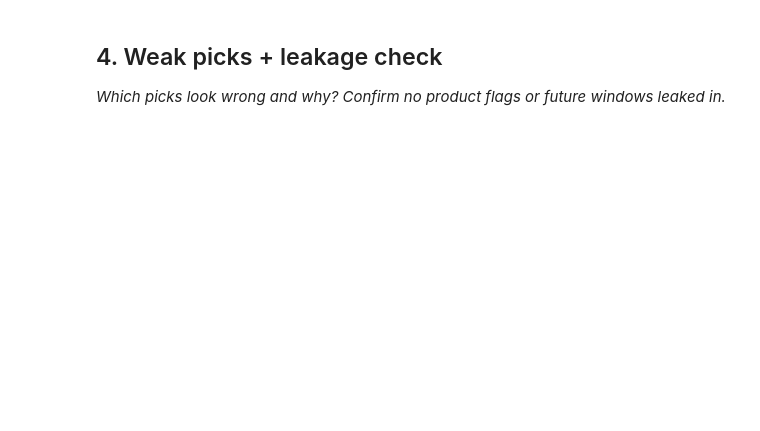
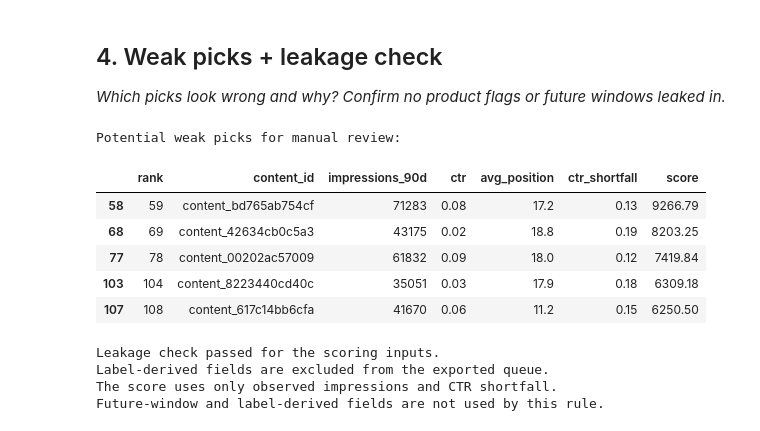
Before and after one commit to deepikachebrolu/flyrank-ml, a Jupyter notebook: work/notebooks/w04_baseline_score.ipynb, the cells around one changed output. Saved outputs shown, nothing was run; the diff lists cells and outputs as text; code cells hidden in the pictures; blank space fills up the shorter version.

```diff
--- a/work/notebooks/w04_baseline_score.ipynb
+++ b/work/notebooks/w04_baseline_score.ipynb
@@ -37,3 +389,75 @@ This skeleton is yours to fill. Work the sections **in order** — each one has
+# %%
+# Inspect high-ranked items that may be weak recommendations.
+
+weak_picks = queue[
+    (queue["score"] > 0)
+    & (
+        (queue["ctr"] >= reference_ctr)
+        | (queue["avg_position"] > 10)
+    )
+].sort_values(
+    ["score", "impressions_90d"],
+    ascending=[False, False],
+).head(5)
+
+print("Potential weak picks for manual review:")
+
+if weak_picks.empty:
+    print("No weak picks matched these diagnostic conditions.")
+else:
+    display(
+        weak_picks[
+            [
+                "rank",
+                "content_id",
+                "impressions_90d",
+                "ctr",
+                "avg_position",
+                "ctr_shortfall",
+                "score",
+            ]
+        ]
+    )
+
+# Leakage check: confirm that no outcome-derived fields are used.
+forbidden_columns = {
+    "trend_direction",
+    "trend_pct",
+    "is_declining_label",
+}
+
+scoring_inputs = {
+    "impressions_90d",
+    "ctr",
+    "avg_position",
+}
+
+assert scoring_inputs.isdisjoint(forbidden_columns)
+
+score_inputs = {
+    "impressions_90d",
+    "ctr_shortfall",
+}
+
+assert score_inputs.isdisjoint(forbidden_columns)
+assert not (forbidden_columns & set(output_columns))
+
+print("\nLeakage check passed for the scoring inputs.")
+print("Label-derived fields are excluded from the exported queue.")
+print("The score uses only observed impressions and CTR shortfall.")
+print("Future-window and label-derived fields are not used by this rule.")
+# %% [output]
+Potential weak picks for manual review:
+|  | rank | content_id | impressions_90d | ctr | avg_position | ctr_shortfall | score |
+| 58 | 59 | content_bd765ab754cf | 71283 | 0.08 | 17.2 | 0.13 | 9266.79 |
+| 68 | 69 | content_42634cb0c5a3 | 43175 | 0.02 | 18.8 | 0.19 | 8203.25 |
+| 77 | 78 | content_00202ac57009 | 61832 | 0.09 | 18.0 | 0.12 | 7419.84 |
+| 103 | 104 | content_8223440cd40c | 35051 | 0.03 | 17.9 | 0.18 | 6309.18 |
+| 107 | 108 | content_617c14bb6cfa | 41670 | 0.06 | 11.2 | 0.15 | 6250.50 |
+Leakage check passed for the scoring inputs.
+Label-derived fields are excluded from the exported queue.
+The score uses only observed impressions and CTR shortfall.
+Future-window and label-derived fields are not used by this rule.
 # %% [markdown]
 ## Self-check
 
```
Also changed, not shown: parts of 13 cells of this notebook.
